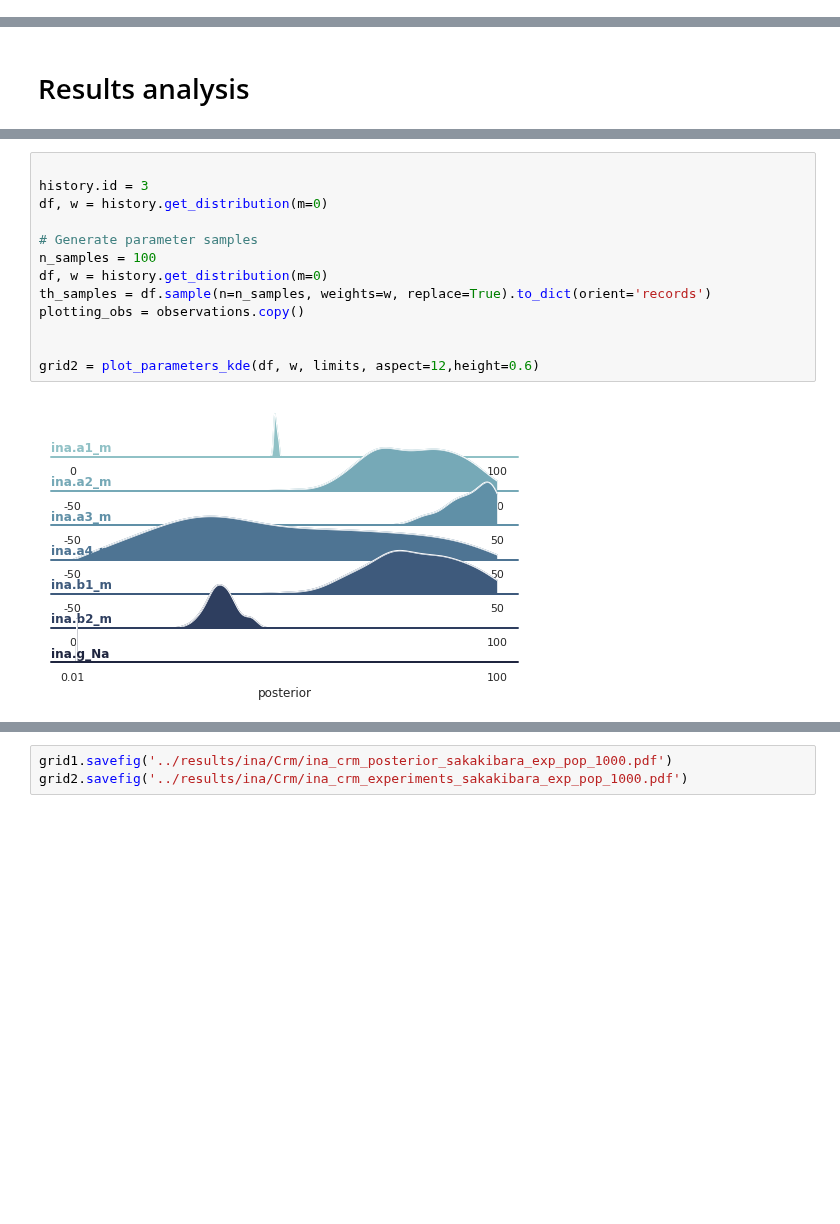
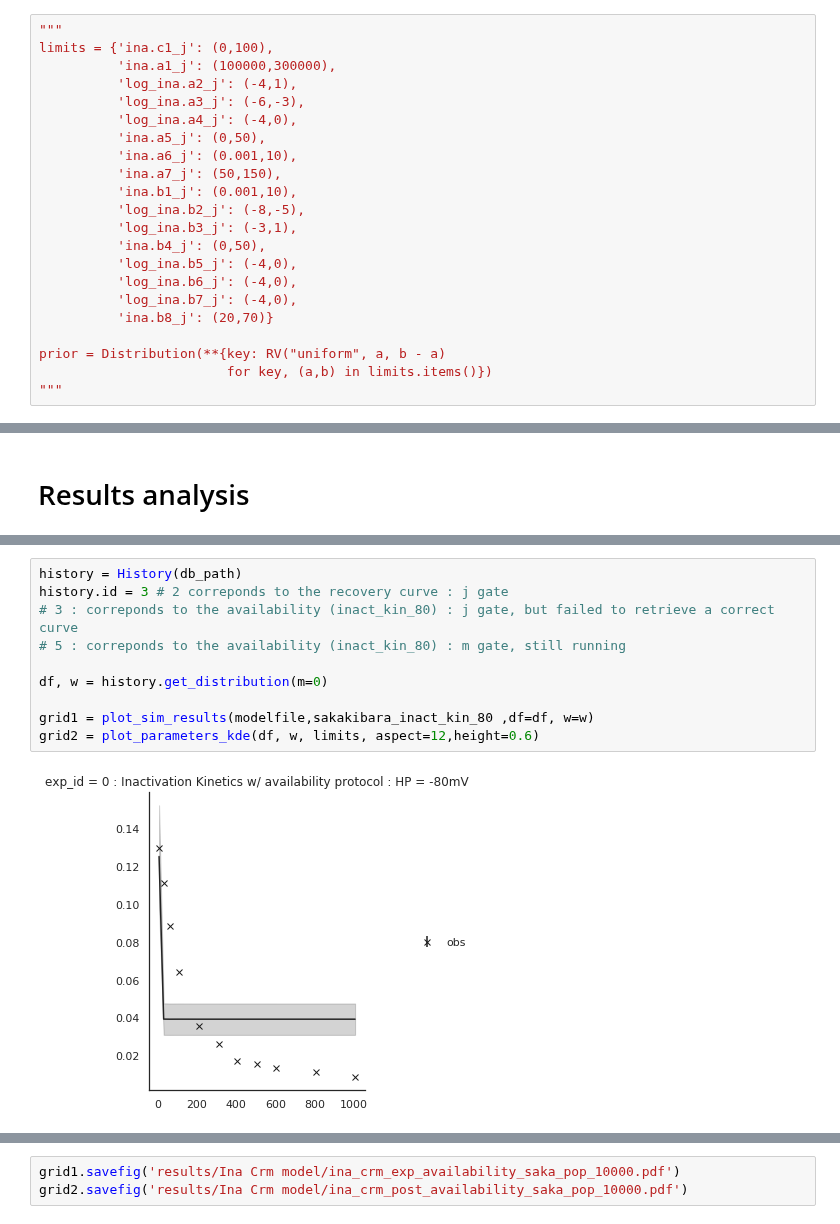
Before and after one commit to charleshouston/ion-channel-ABC, a Jupyter notebook: docs/examples/Nygren/Crm_ina_testing.ipynb, the cells around one changed output, grey strips where cells are left out. Cells and saved outputs as stored; diff of their text form; blank space fills up the shorter version.

```diff
--- a/docs/examples/Nygren/Crm_ina_testing.ipynb
+++ b/docs/examples/Nygren/Crm_ina_testing.ipynb
@@ -104,3 +77,25 @@ limits = {'ina.g_Na' : (0.01,100),
 
 prior = Distribution(**{key: RV("uniform", a, b - a)
                         for key, (a,b) in limits.items()})
+# %%
+"""
+limits = {'ina.c1_j': (0,100),
+          'ina.a1_j': (100000,300000),
+          'log_ina.a2_j': (-4,1),
+          'log_ina.a3_j': (-6,-3),
+          'log_ina.a4_j': (-4,0),
+          'ina.a5_j': (0,50),
+          'ina.a6_j': (0.001,10),
+          'ina.a7_j': (50,150),
+          'ina.b1_j': (0.001,10),
+          'log_ina.b2_j': (-8,-5),
+          'log_ina.b3_j': (-3,1),
+          'ina.b4_j': (0,50),
+          'log_ina.b5_j': (-4,0),
+          'log_ina.b6_j': (-4,0),
+          'log_ina.b7_j': (-4,0),
+          'ina.b8_j': (20,70)}
+
+prior = Distribution(**{key: RV("uniform", a, b - a)
+                        for key, (a,b) in limits.items()})
+"""
@@ -176,15 +152,12 @@ history.all_runs()
-# %%
-
-history.id = 3
-df, w = history.get_distribution(m=0)
-
-# Generate parameter samples
-n_samples = 100
-df, w = history.get_distribution(m=0)
-th_samples = df.sample(n=n_samples, weights=w, replace=True).to_dict(orient='records')
-plotting_obs = observations.copy()
-
-
-grid2 = plot_parameters_kde(df, w, limits, aspect=12,height=0.6)
-# %% [output]
-[figure, removed]
+# %%
+history = History(db_path)
+history.id = 3 # 2 correponds to the recovery curve : j gate
+# 3 : correponds to the availability (inact_kin_80) : j gate, but failed to retrieve a correct curve
+# 5 : correponds to the availability (inact_kin_80) : m gate, still running
+
+df, w = history.get_distribution(m=0)
+
+grid1 = plot_sim_results(modelfile,sakakibara_inact_kin_80 ,df=df, w=w)
+grid2 = plot_parameters_kde(df, w, limits, aspect=12,height=0.6)
+# %% [output]
+[figure, added]
@@ -191,3 +165,3 @@ grid2 = plot_parameters_kde(df, w, limits, aspect=12,height=0.6)
 # %%
-grid1.savefig('../results/ina/Crm/ina_crm_posterior_sakakibara_exp_pop_1000.pdf')
-grid2.savefig('../results/ina/Crm/ina_crm_experiments_sakakibara_exp_pop_1000.pdf')
+grid1.savefig('results/Ina Crm model/ina_crm_exp_availability_saka_pop_10000.pdf')
+grid2.savefig('results/Ina Crm model/ina_crm_post_availability_saka_pop_10000.pdf')
```
Also changed, not shown: parts of 11 cells of this notebook, 27 other files.
